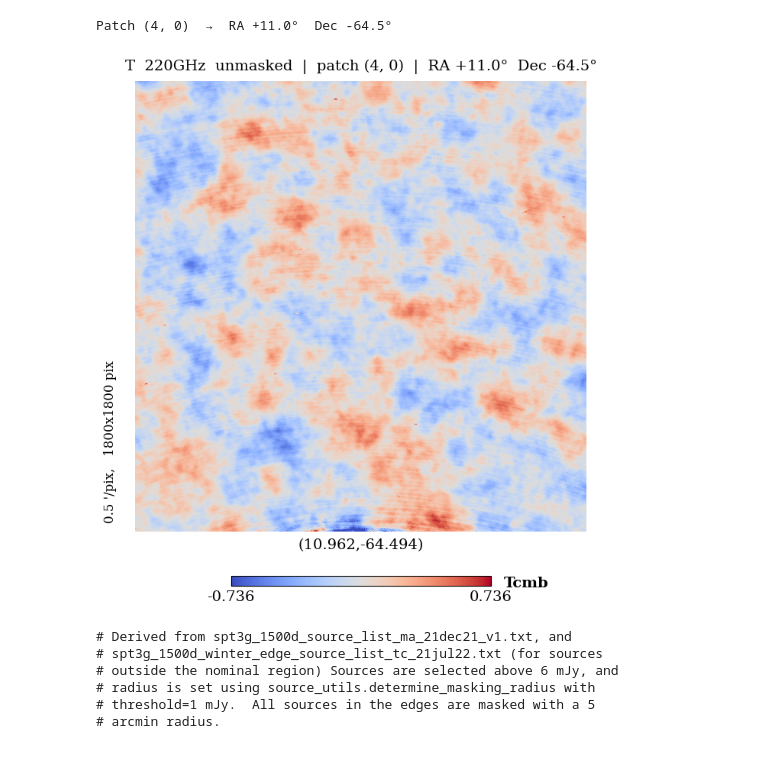
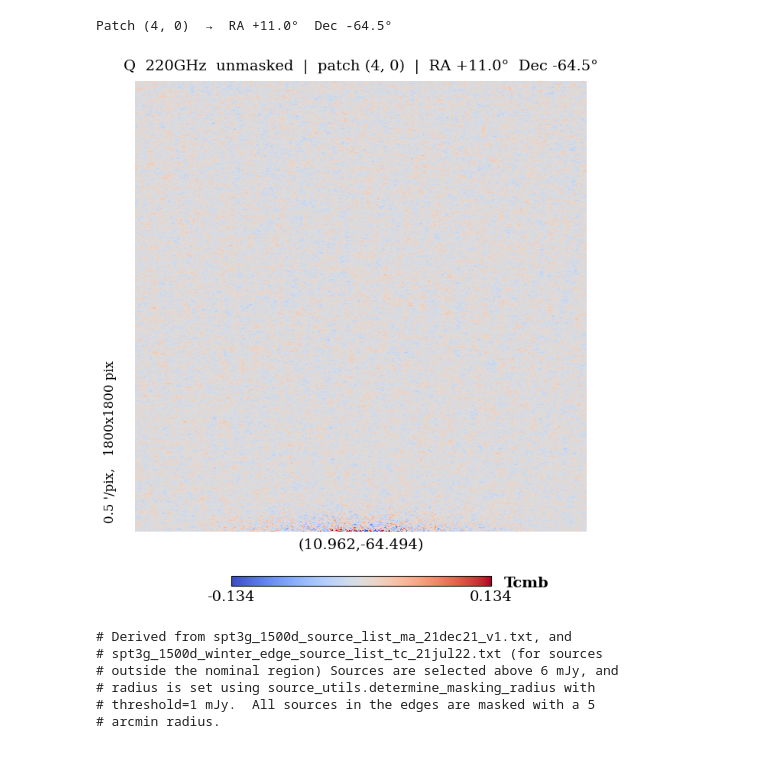
Before and after one commit to VWelke/SPT, a Jupyter notebook: Code/Map_Operation/bb_map_inspect_g3.ipynb, the cells around one changed output. Cells and saved outputs as stored; diff of their text form; code cells hidden in the pictures.

```diff
--- a/Code/Map_Operation/bb_map_inspect_g3.ipynb
+++ b/Code/Map_Operation/bb_map_inspect_g3.ipynb
@@ -78,7 +78,7 @@ nside        : 2048
 # %%
 # Stokes selector
 # Change to "Q" or "U" and re-run from Load map to inspect a different component.
-STOKES_KEY = "T"
+STOKES_KEY = "Q"
 
 _STOKES_FIELD = {"T": 0, "Q": 1, "U": 2}
 assert STOKES_KEY in _STOKES_FIELD, f"STOKES_KEY must be T / Q / U, got '{STOKES_KEY}'"
@@ -260,23 +269,23 @@ Patch (4, 0)  →  RA +11.0°  Dec -64.5°
 # %%
 # Plot (unmasked)
 rms        = float(np.std(stokes_arr[obs_mask]))
-vmin, vmax = -3*rms, 3*rms
+vmin, vmax = -1*rms, 1*rms
 
 show_map_thumbnail(
     stokes_arr,
     vmin=vmin, vmax=vmax,
     title=(
         f"{STOKES_KEY}  {FREQ}  unmasked  |  patch ({RA_IDX}, {DEC_IDX})  "
         f"|  RA {ra_c:+.1f}°  Dec {dec_c:+.1f}°"
     ),
     unit="Tcmb", cmap=CMAP,
     rot=(ra_c, dec_c, 0),
     xsize=PATCH_PIX, ysize=PATCH_PIX,
     reso=RESO_ARCMIN,
 )
 plt.show()
 # %% [output]
-[figure, old version]
+[figure, new version]
 # %%
 # load the list of sources
 source_path = "/home/creichardt/spt3g_software/sources/mask_lists/"
```
Also changed, not shown: parts of 6 cells of this notebook.
